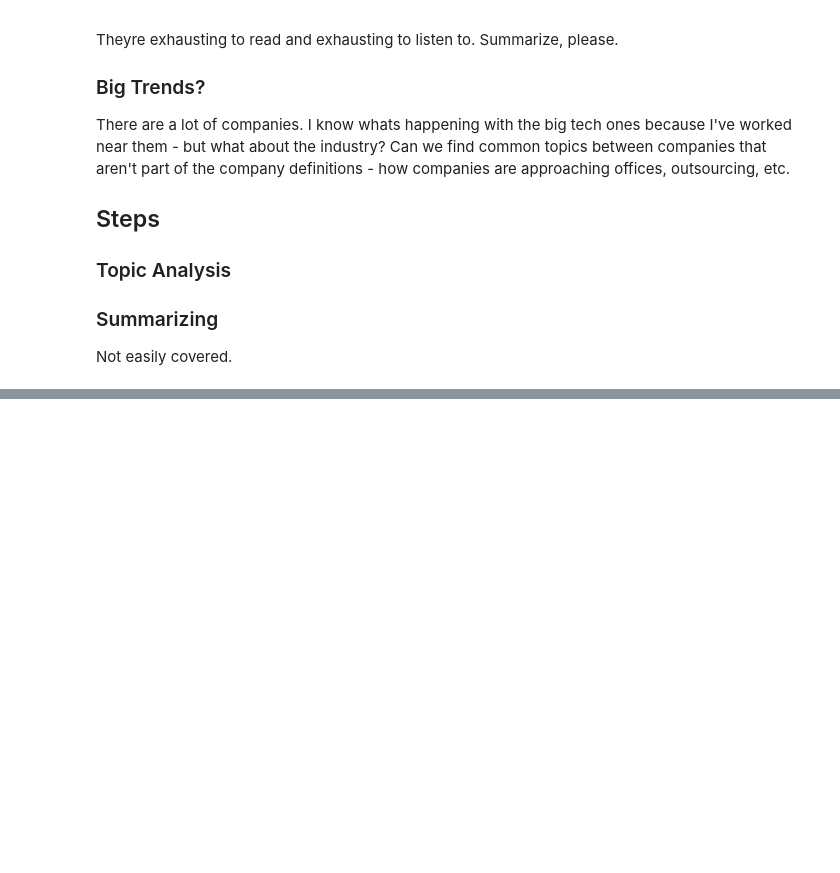
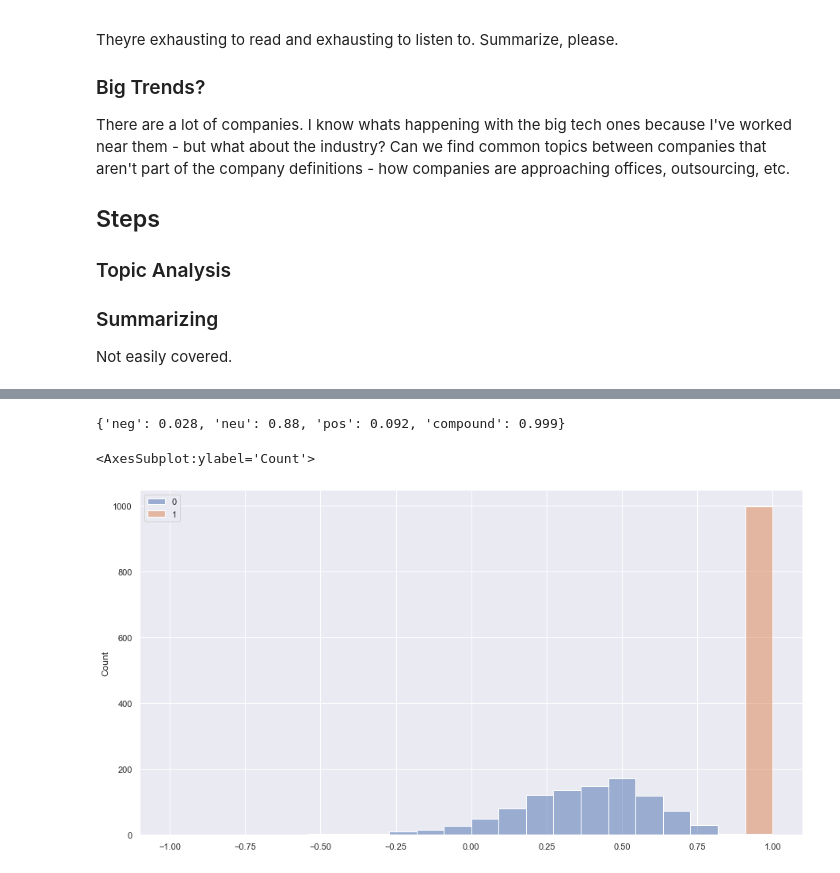
Before and after one commit to mpolyakova/earnings-nlp-metis, a Jupyter notebook: analysis1.ipynb, the cells around one changed output, grey strips where cells are left out. Cells and saved outputs as stored; diff of their text form; code cells hidden in the pictures; blank space fills up the shorter version.

Commit message:
adding sentimentality for questions and answers portion

```diff
--- a/analysis1.ipynb
+++ b/analysis1.ipynb
@@ -137,0 +153,28 @@ score
+# %%
+analyzer = SentimentIntensityAnalyzer()
+regular = [(analyzer.polarity_scores(p[i])) for i in range(0,1000)]
+# %%
+regular[0]
+# %% [output]
+{'neg': 0.028, 'neu': 0.88, 'pos': 0.092, 'compound': 0.999}
+# %%
+#Loughran and McDonald Financial Sentiment Dictionaries
+lm = LM()
+tolens = lm.tokenize(p[100])
+lm.get_score(tolens)
+# Subjectivity: pos + neg / count - so more emotions means higher subjectivity
+# Polarity: between 1 and -1 for pos and negative. This is slightly positive - but nowhere near as positive as the pregular sentimaent analysis
+fin = [(lm.get_score(lm.tokenize(p[i]))) for i in range(0, 1000)]
+# %%
+polarity = [fin[i]['Polarity'] for i in range(0, 1000)]
+polarity2 = [regular[i]['compound'] for i in range(0, 1000)]
+# %%
+sns.set(rc = {'figure.figsize':(15,8)})
+# sns.histplot(x=polarity, kde=True)
+# sns.histplot(x=polarity2, kde=True)
+
+sns.histplot([polarity, polarity2], color=['r','b'], alpha=0.5) # Distribution more informative using the financial sentiment analysis.
+# And much less positive. Fascinating:)
+# %% [output]
+<AxesSubplot:ylabel='Count'>
+[figure, added]
```
Also changed, not shown: parts of 18 cells of this notebook.
